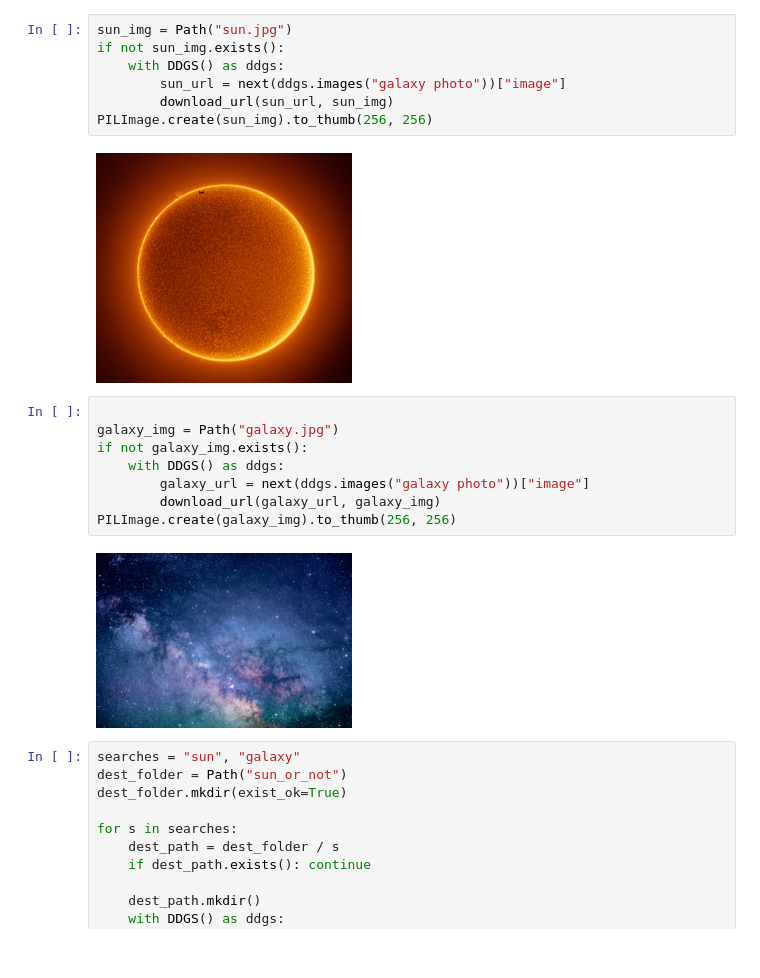
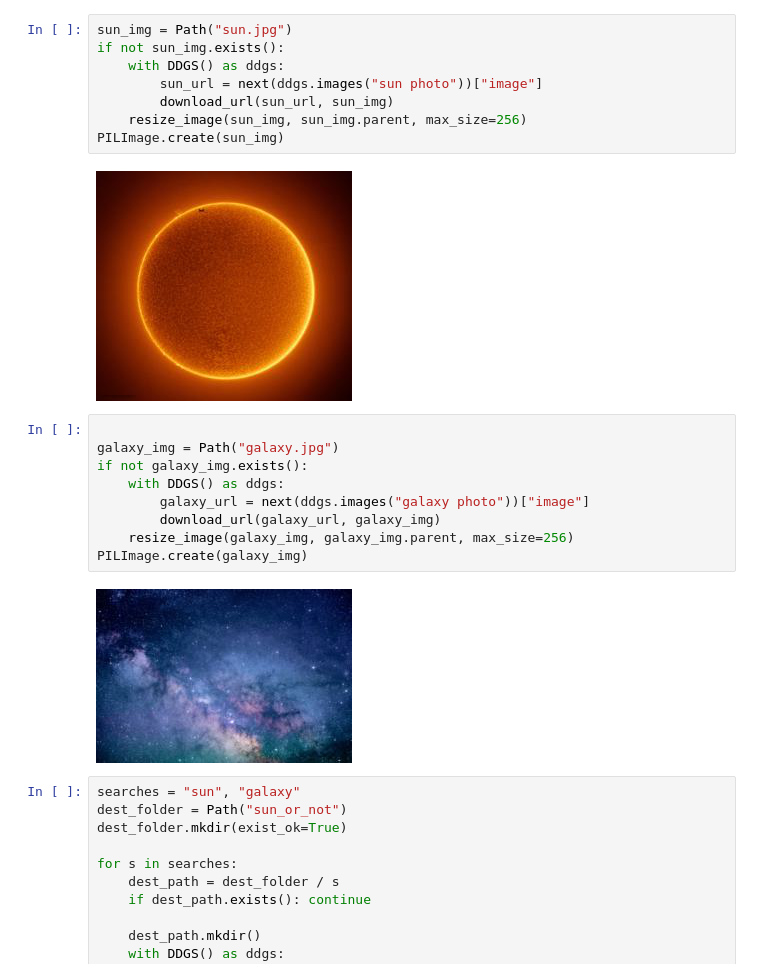
Before and after one commit to nblzv/fastai_course22, a Jupyter notebook: 1_is_it_the_sun.ipynb, the cells around one changed output. Cells and saved outputs as stored; diff of their text form.

Commit message:
added resize for the test images

```diff
--- a/1_is_it_the_sun.ipynb
+++ b/1_is_it_the_sun.ipynb
@@ -7,21 +7,23 @@ from fastai.vision.all import *
 sun_img = Path("sun.jpg")
 if not sun_img.exists():
     with DDGS() as ddgs:
-        sun_url = next(ddgs.images("galaxy photo"))["image"]
+        sun_url = next(ddgs.images("sun photo"))["image"]
         download_url(sun_url, sun_img)
-PILImage.create(sun_img).to_thumb(256, 256)
+    resize_image(sun_img, sun_img.parent, max_size=256)
+PILImage.create(sun_img)
 # %% [output]
 [figure]
 # %%
 
 galaxy_img = Path("galaxy.jpg")
 if not galaxy_img.exists():
     with DDGS() as ddgs:
         galaxy_url = next(ddgs.images("galaxy photo"))["image"]
         download_url(galaxy_url, galaxy_img)
-PILImage.create(galaxy_img).to_thumb(256, 256)
+    resize_image(galaxy_img, galaxy_img.parent, max_size=256)
+PILImage.create(galaxy_img)
 # %% [output]
-[figure, old version]
+[figure, new version]
 # %%
 searches = "sun", "galaxy"
 dest_folder = Path("sun_or_not")
```
Also changed, not shown: parts of 4 cells of this notebook.
